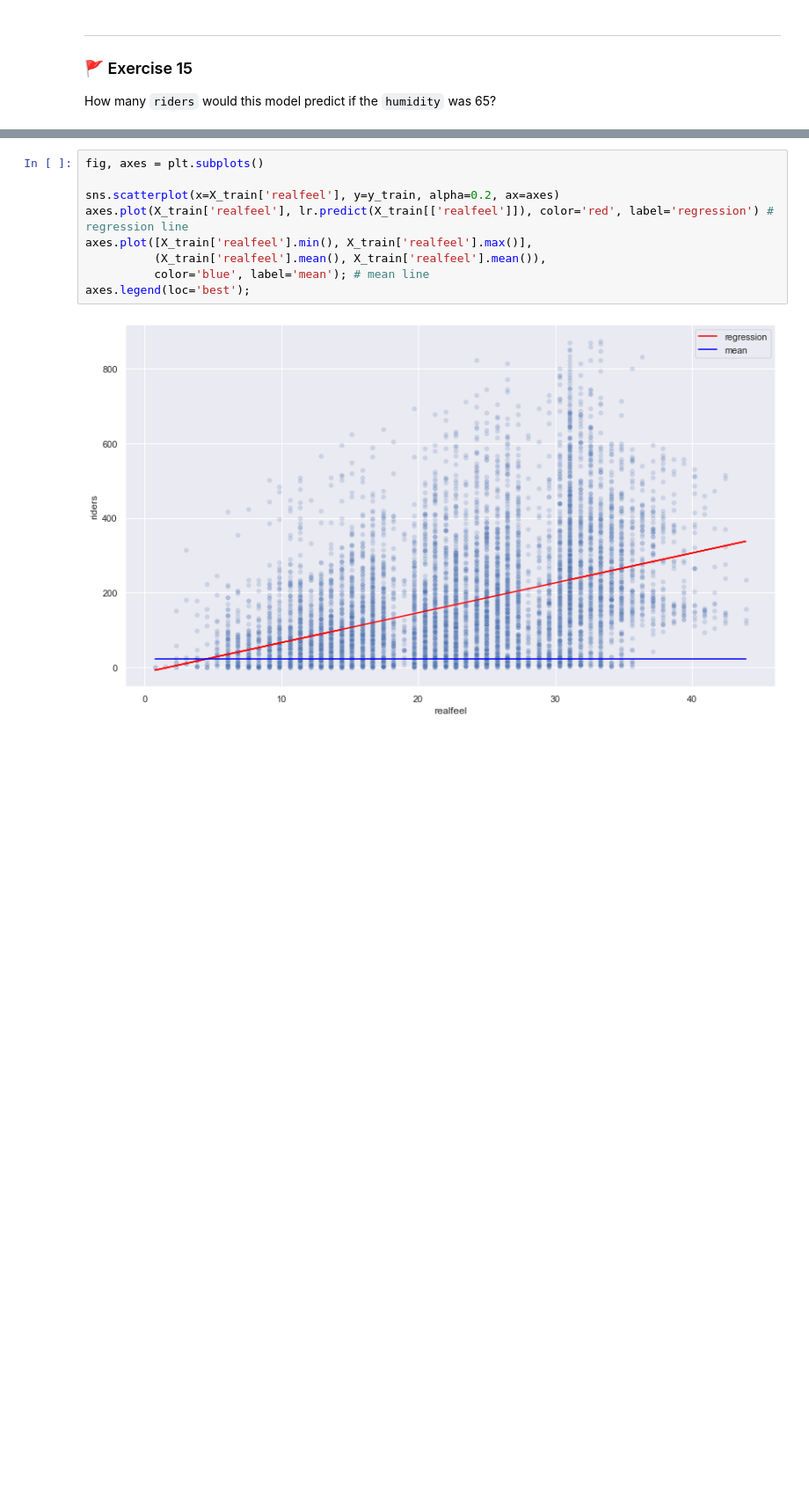
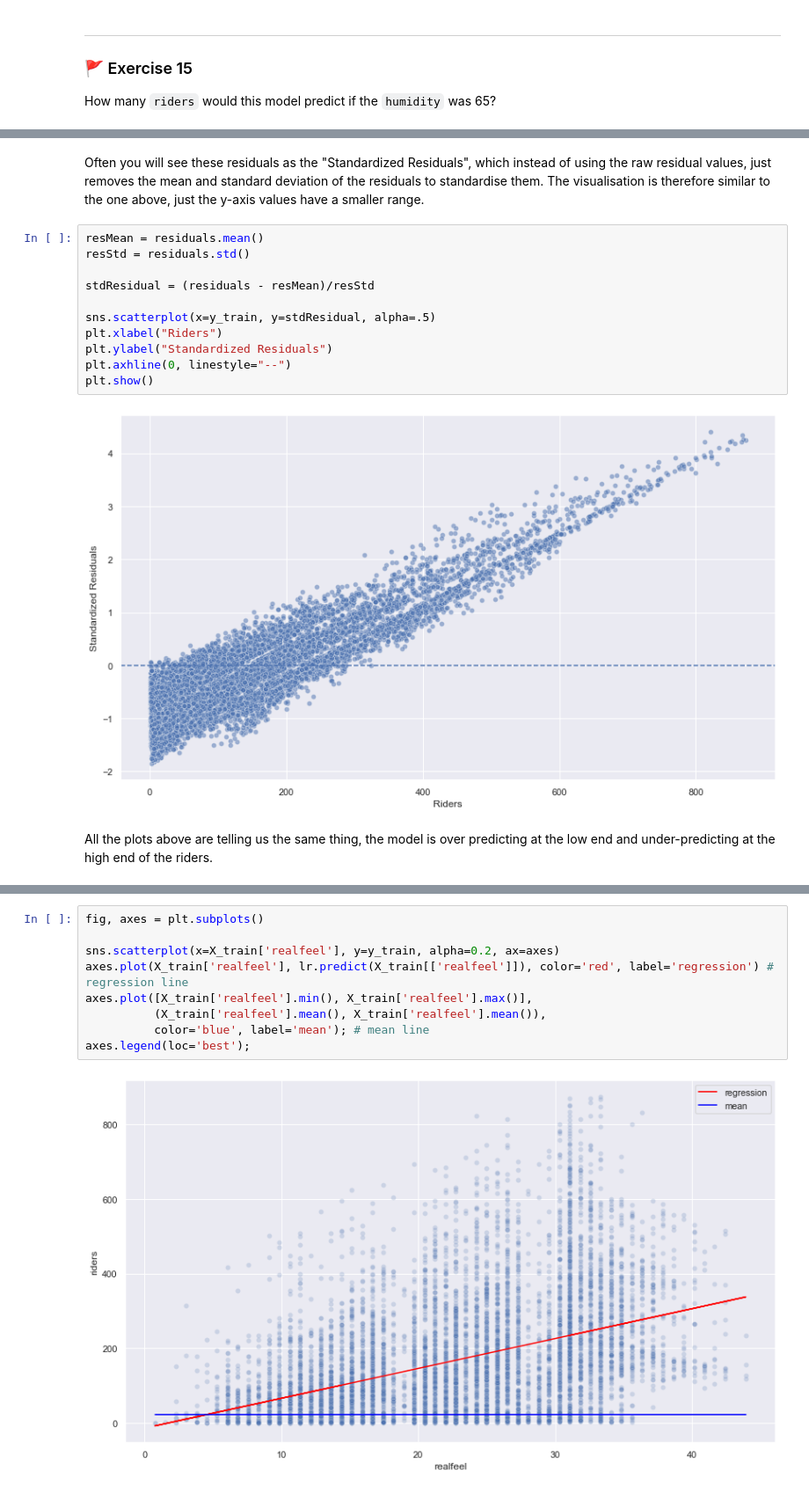
Before and after one commit to Eldave93/machine-learning-workbooks, a Jupyter notebook: 03-regression/03_workbook.ipynb, the cells around one changed output, grey strips where cells are left out. Shown at 88% size. Drawn from its saved outputs; the diff is of its cells as text; blank space fills up the shorter version.

```diff
--- a/03-regression/03_workbook.ipynb
+++ b/03-regression/03_workbook.ipynb
@@ -825,0 +848,17 @@ $$R^2 = 1 - \frac{RSS}{TSS}.$$
+# %% [markdown]
+Often you will see these residuals as the "Standardized Residuals", which instead of using the raw residual values, just removes the mean and standard deviation of the residuals to standardise them. The visualisation is therefore similar to the one above, just the y-axis values have a smaller range.
+# %%
+resMean = residuals.mean()
+resStd = residuals.std()
+
+stdResidual = (residuals - resMean)/resStd
+
+sns.scatterplot(x=y_train, y=stdResidual, alpha=.5)
+plt.xlabel("Riders")
+plt.ylabel("Standardized Residuals")
+plt.axhline(0, linestyle="--")
+plt.show()
+# %% [output]
+[figure, added]
+# %% [markdown]
+All the plots above are telling us the same thing, the model is over predicting at the low end and under-predicting at the high end of the riders.
```
Also changed, not shown: parts of 22 cells of this notebook.
